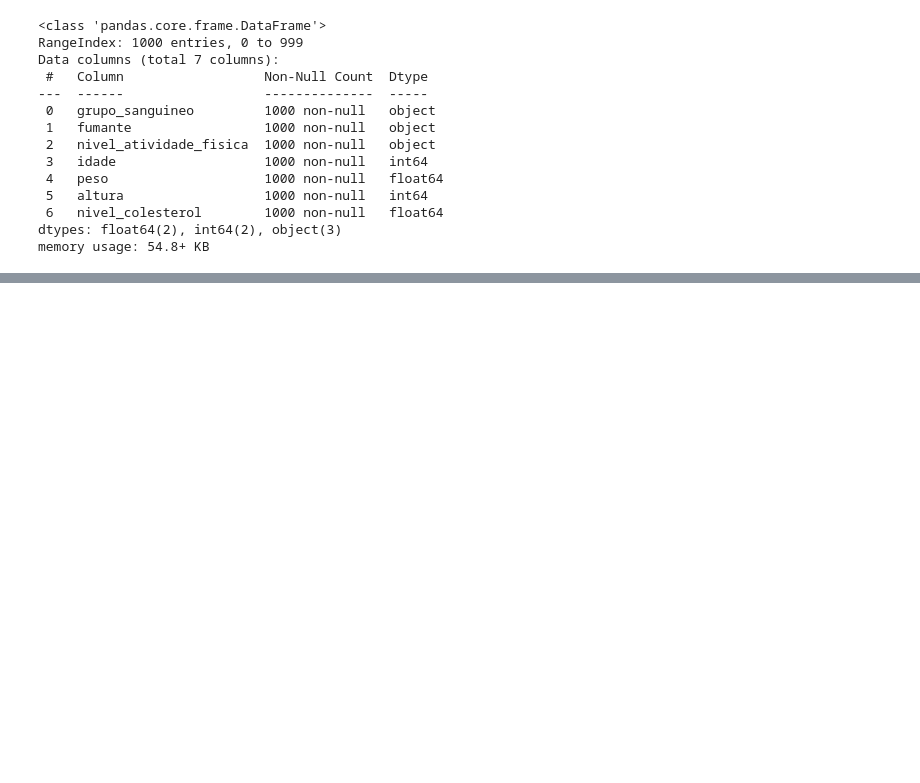
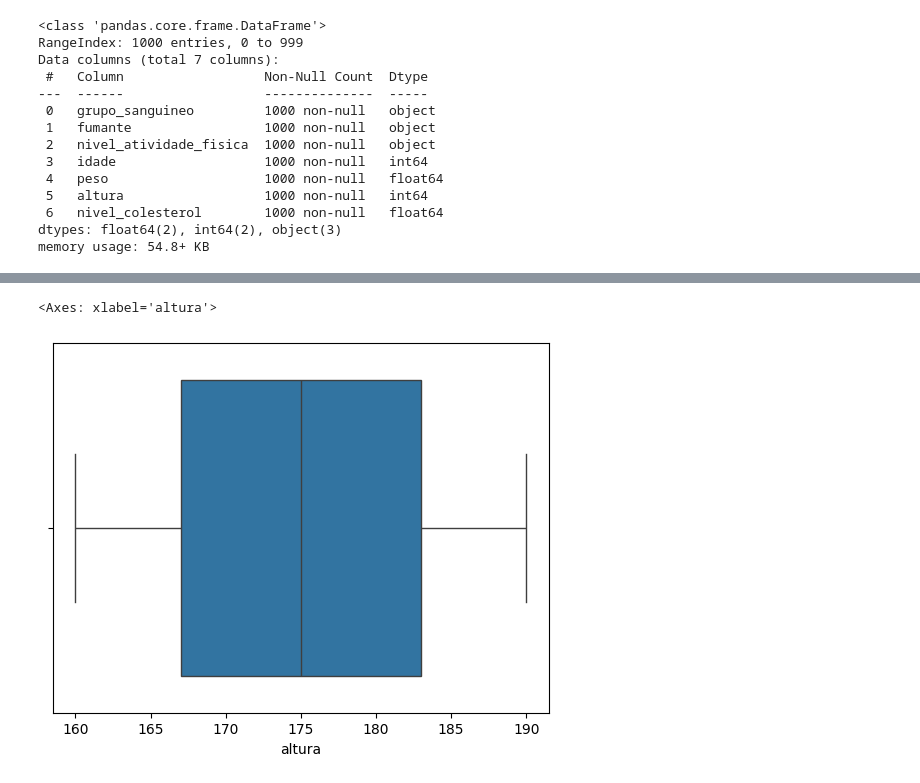
Before and after one commit to GuilhermeVicenteFigueira/CholestIa, a Jupyter notebook: Ia/CholestIa.ipynb, the cells around one changed output, grey strips where cells are left out. Cells and saved outputs as stored; diff of their text form; code cells hidden in the pictures; blank space fills up the shorter version.

```diff
--- a/Ia/CholestIa.ipynb
+++ b/Ia/CholestIa.ipynb
@@ -175,0 +222,6 @@ memory usage: 54.8+ KB
+# %%
+# validar Outliers de altura
+sns.boxplot(data=df_colesterol_eda, x='altura')
+# %% [output]
+<Axes: xlabel='altura'>
+[figure, added]
```
Also changed, not shown: parts of 26 cells of this notebook.
